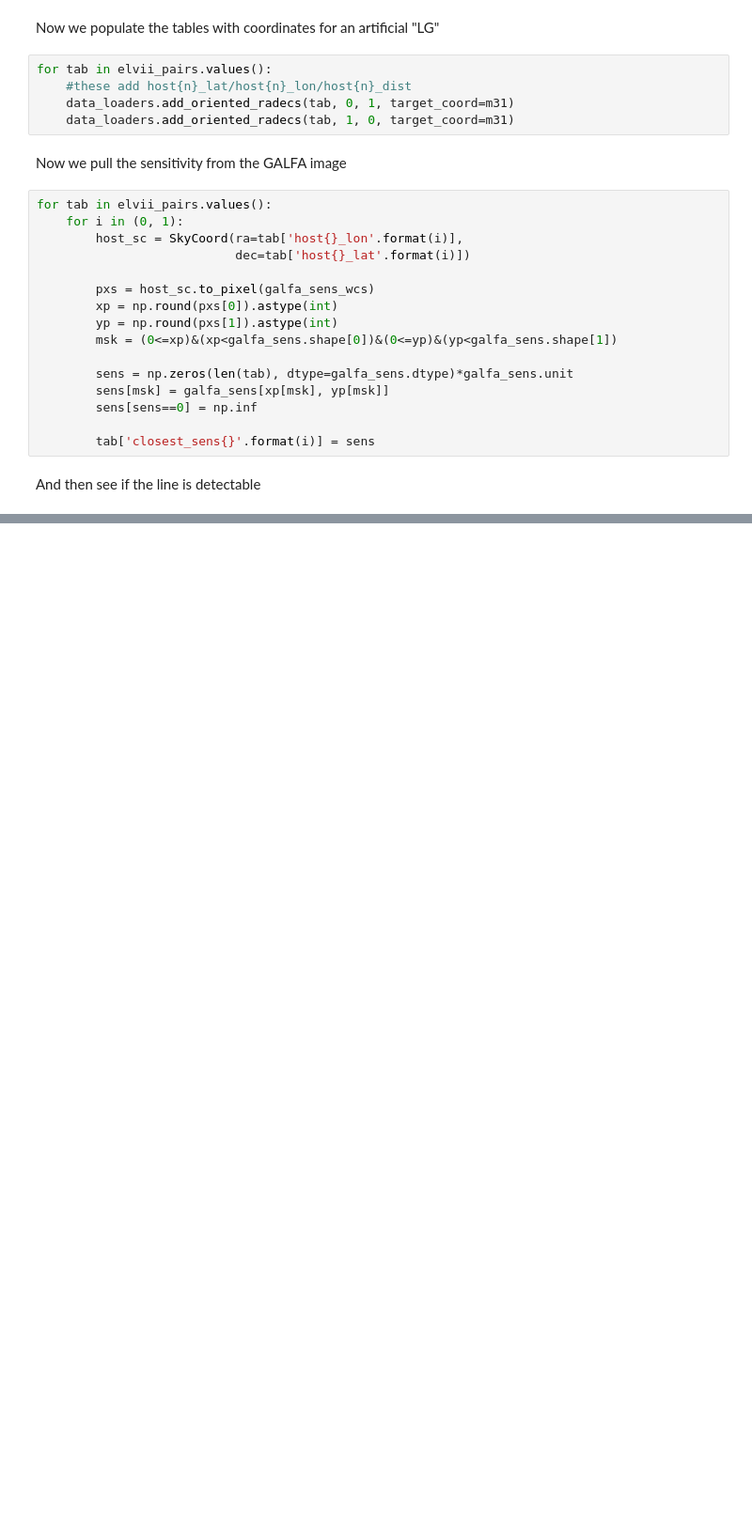
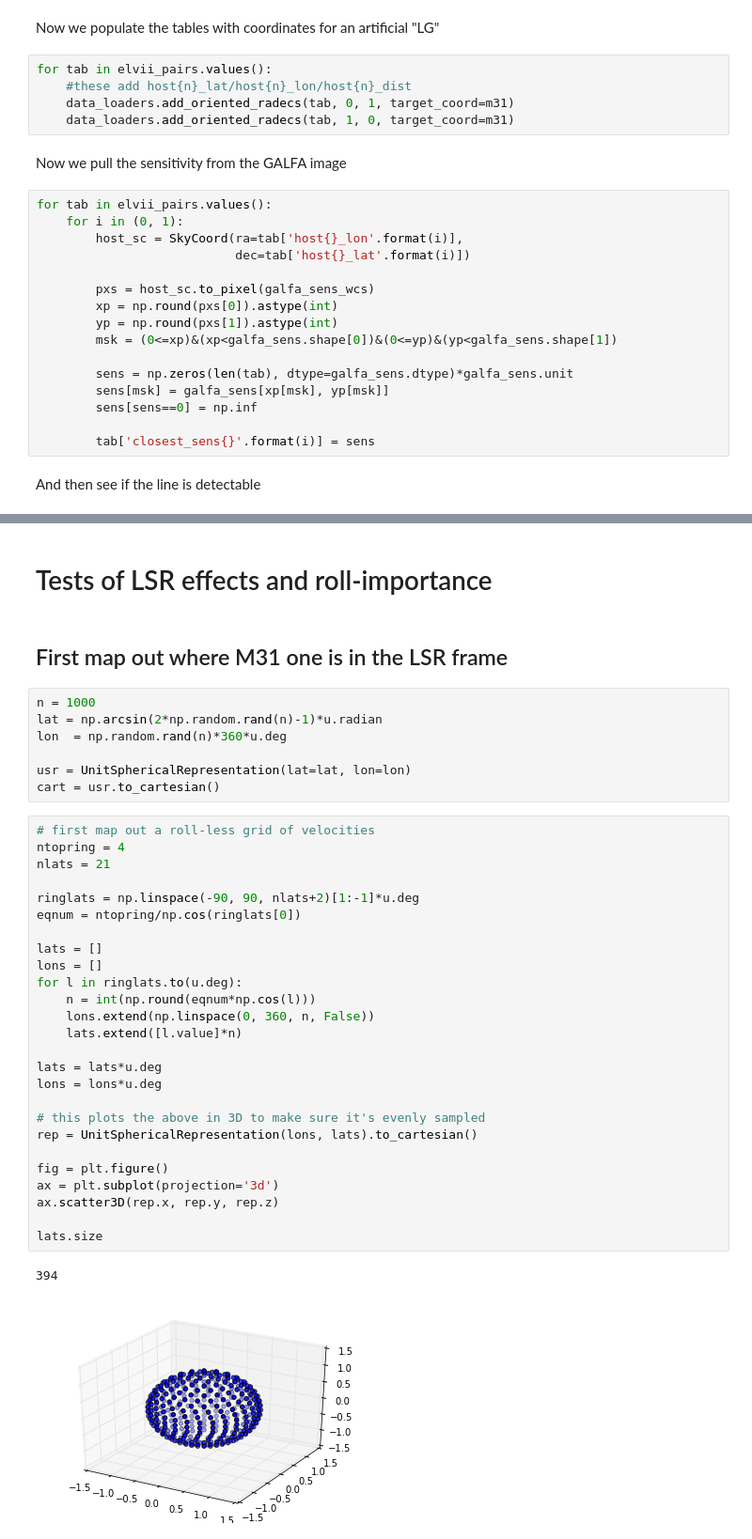
Before and after one commit to eteq/galvis, a Jupyter notebook: ELVIS-GALFA-M31.ipynb, the cells around one changed output, grey strips where cells are left out. Shown at 94% size. Saved outputs shown, nothing was run; the diff lists cells and outputs as text; blank space fills up the shorter version.

```diff
--- a/ELVIS-GALFA-M31.ipynb
+++ b/ELVIS-GALFA-M31.ipynb
@@ -157,0 +162,40 @@ Venus&Serana 687.4 kpc -157.8 km / s
+# %% [markdown]
+# Tests of LSR effects and roll-importance
+# %% [markdown]
+## First map out where M31 one is in the LSR frame
+# %%
+n = 1000
+lat = np.arcsin(2*np.random.rand(n)-1)*u.radian
+lon  = np.random.rand(n)*360*u.deg
+
+usr = UnitSphericalRepresentation(lat=lat, lon=lon)
+cart = usr.to_cartesian()
+# %%
+# first map out a roll-less grid of velocities
+ntopring = 4
+nlats = 21
+
+ringlats = np.linspace(-90, 90, nlats+2)[1:-1]*u.deg
+eqnum = ntopring/np.cos(ringlats[0])
+
+lats = []
+lons = []
+for l in ringlats.to(u.deg):
+    n = int(np.round(eqnum*np.cos(l)))
+    lons.extend(np.linspace(0, 360, n, False))
+    lats.extend([l.value]*n)
+
+lats = lats*u.deg
+lons = lons*u.deg
+
+# this plots the above in 3D to make sure it's evenly sampled
+rep = UnitSphericalRepresentation(lons, lats).to_cartesian()
+
+fig = plt.figure()
+ax = plt.subplot(projection='3d')
+ax.scatter3D(rep.x, rep.y, rep.z)
+
+lats.size
+# %% [output]
+394
+[figure, added]
```
Also changed, not shown: parts of 19 cells of this notebook, 1 other file.
